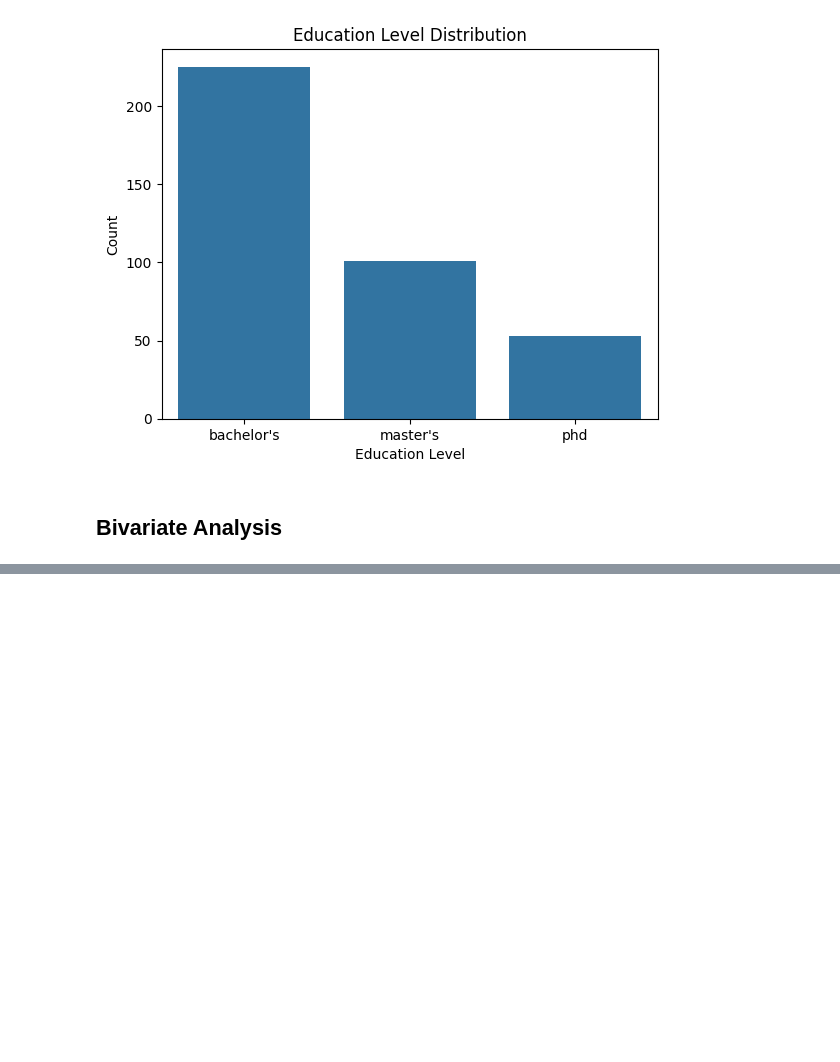
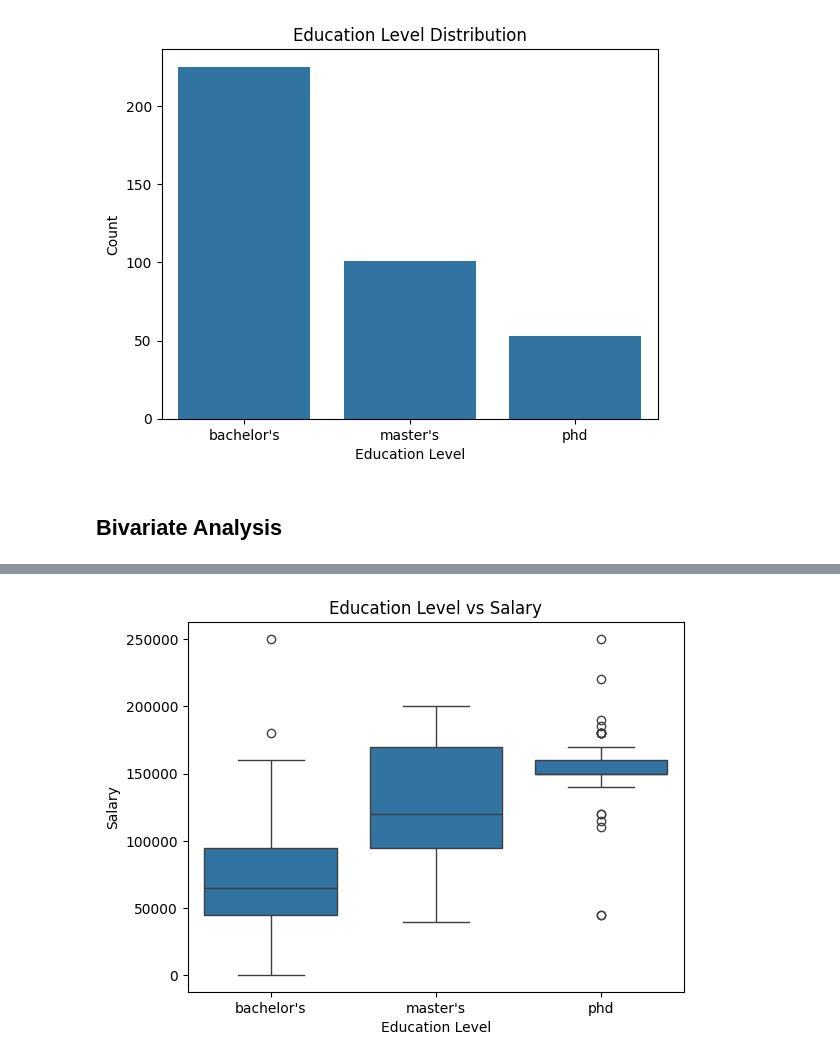
Before and after one commit to aryancodes12/Advance-Machine-Learning, a Jupyter notebook: salary_predictor.ipynb, the cells around one changed output, grey strips where cells are left out. Saved outputs shown, nothing was run; the diff lists cells and outputs as text; code cells hidden in the pictures; blank space fills up the shorter version.

```diff
--- a/salary_predictor.ipynb
+++ b/salary_predictor.ipynb
@@ -304,0 +340,8 @@ plt.show()
+# %%
+#Numerical data to Categorical data analysis
+# boxplot of salary and education level
+sns.boxplot(data = data, x = 'Education Level', y = 'Salary')
+plt.title("Education Level vs Salary")
+plt.show()
+# %% [output]
+[figure, added]
```
Also changed, not shown: parts of 9 cells of this notebook.
